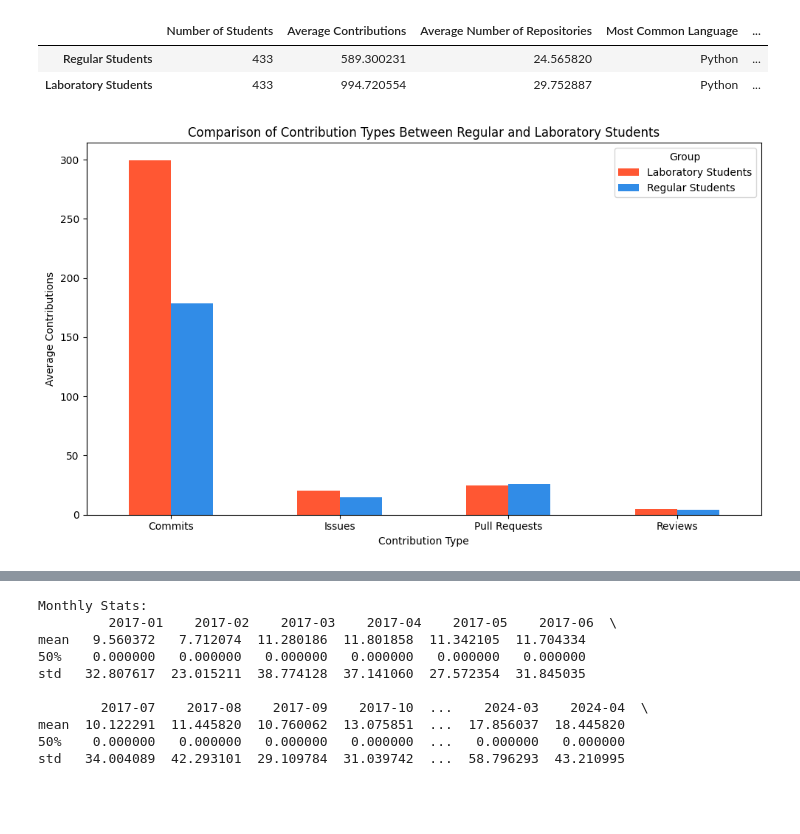
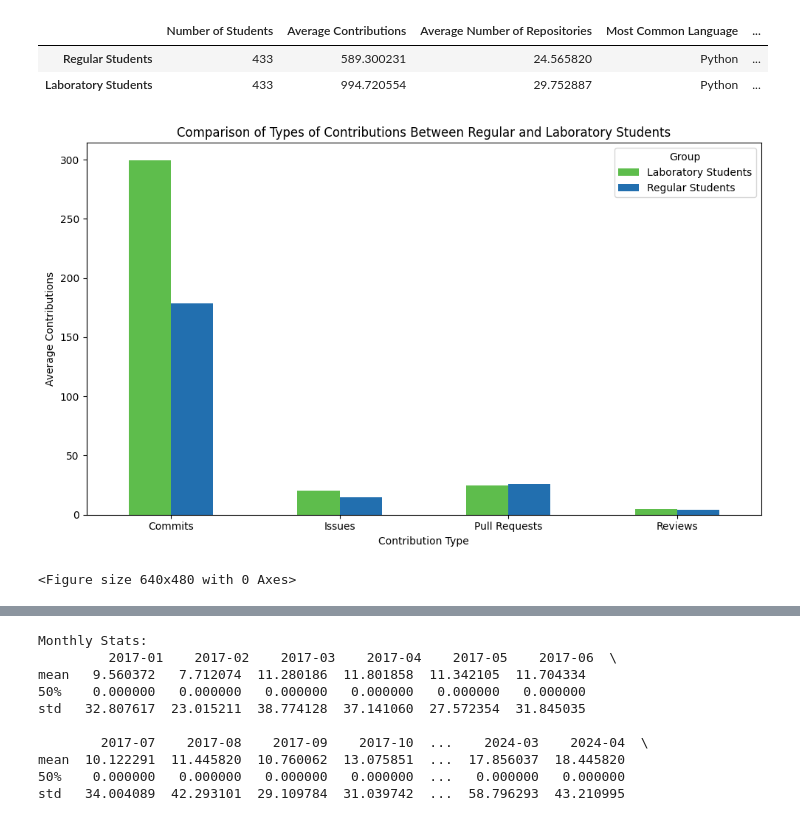
Before and after one commit to joycejdm/icse_analysis, a Jupyter notebook: notebook/contributions_analysis.ipynb, the cells around one changed output, grey strips where cells are left out. Cells and saved outputs as stored; diff of their text form; code cells hidden in the pictures.

Commit message:
adiciona graficos

```diff
--- a/notebook/contributions_analysis.ipynb
+++ b/notebook/contributions_analysis.ipynb
@@ -267,42 +245,40 @@ lappis_contribution_types = {
     'Issues': lappis_extended_stats['Average Issues'],
     'Reviews': lappis_extended_stats['Average Reviews']
 }
 
 eps_contribution_types = {
     'Commits': eps_extended_stats['Average Commits'],
     'Pull Requests': eps_extended_stats['Average Pull Requests'],
     'Issues': eps_extended_stats['Average Issues'],
     'Reviews': eps_extended_stats['Average Reviews']
 }
 
 data = {
     'Contribution Type': ['Commits', 'Pull Requests', 'Issues', 'Reviews']*2,
     'Average Contributions': list(lappis_contribution_types.values()) + list(eps_contribution_types.values()),
     'Group': ['Laboratory Students']*4 + ['Regular Students']*4
 }
 
 df = pd.DataFrame(data)
 
-# Pivotar os dados para melhor visualização no gráfico
 pivot_df = df.pivot(index='Contribution Type', columns='Group', values='Average Contributions')
 
-# Plotar o gráfico de barras agrupado
-ax = pivot_df.plot(kind='bar', figsize=(10, 6), color=['#FF5733', '#318CE7'])
+ax = pivot_df.plot(kind='bar', figsize=(10, 6), color=['#5EBD4C', '#226FAF'])
 
-# Adicionar títulos e rótulos
-plt.title('Comparison of Contribution Types Between Regular and Laboratory Students')
+plt.title('Comparison of Types of Contributions Between Regular and Laboratory Students')
 plt.xlabel('Contribution Type')
 plt.ylabel('Average Contributions')
-plt.xticks(rotation=0)  # Ajusta a rotação dos rótulos do eixo x
+plt.xticks(rotation=0)
 
-# Mostrar legenda
 plt.legend(title='Group')
 
-# Mostrar o gráfico
 plt.tight_layout()
 plt.show()
+
+plt.savefig('contribution_comparison.png', format='png')
 # %% [output]
-[figure, old version]
+[figure, new version]
+<Figure size 640x480 with 0 Axes>
 # %%
 import pandas as pd
 import matplotlib.pyplot as plt
```
Also changed, not shown: parts of 6 cells of this notebook, 4 other files.
